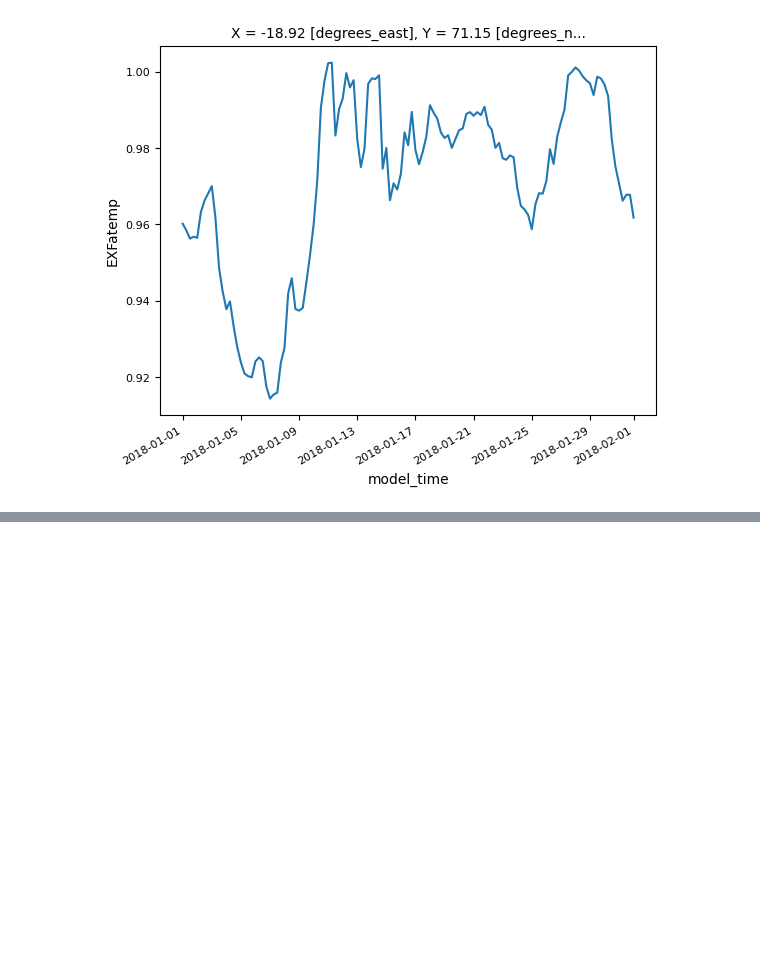
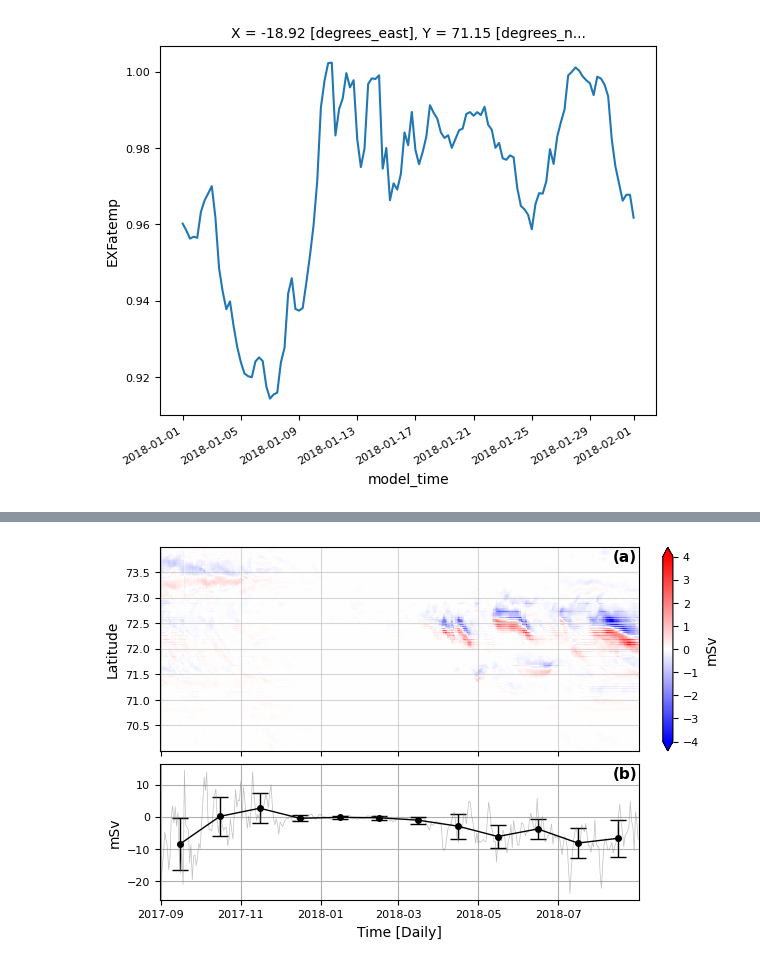
Before and after one commit to EirikKvamme/MScEirik, a Jupyter notebook: FW_budget/Full_FW_budget_76N.ipynb, the cells around one changed output, grey strips where cells are left out. Cells and saved outputs as stored; diff of their text form; code cells hidden in the pictures; blank space fills up the shorter version.

Commit message:
Investigated FWB of JMFZ, started on eddies.

```diff
--- a/FW_budget/Full_FW_budget_76N.ipynb
+++ b/FW_budget/Full_FW_budget_76N.ipynb
@@ -349,7 +339,7 @@ FW_input_mean = FW_input.mean(dim='time')
 # Define S_ref based on earlier computation (See Reference_salinity.ipynb)
 from FW import FWT
 ref_salinity = 34.81
-rewriteFWT = False # Defined to save time if previously run
+rewriteFWT = config_save_FWT # Defined to save time if previously run
 # %%
 if rewriteFWT:
     kogur_r = FWT(mooringDataset=mooring_kogur,ref_salinity=ref_salinity)
@@ -1204,0 +1197,14 @@ ATM_Temp_time.plot()
+# %%
+JMFZFWB = shelfExtended_r
+
+JMFZFWB_pos = []
+
+for grid in JMFZFWB.mooring.values:
+    try:
+        if 70 <= JMFZFWB.Yind.sel(mooring=grid)[0][0] <= 74:
+            JMFZFWB_pos.append(grid)
+    except:
+        print(grid)
+# %%
+JMFZFWB = JMFZFWB.sel(mooring=JMFZFWB_pos)
+JMFZFWB = -JMFZFWB.mean(dim='path').sel(Y=0).sel(X=0).sum(dim='Z')*1000 # Change sign to indicate import / export of the budget domain
@@ -1204,0 +1231,32 @@ ATM_Temp_time.plot()
+# %%
+fig, ax = plt.subplot_mosaic([['u'],['l']],
+    gridspec_kw={'height_ratios': [0.6,0.4]},
+    figsize=(6.2217,4),
+    sharex=True,
+    layout='constrained'
+)
+cmap = plt.get_cmap('bwr')
+
+mesh = ax['u'].pcolormesh(JMFZFWB.time, JMFZFWB.YC, JMFZFWB.transpose(),cmap=cmap,vmin=-4,vmax=4)
+cbar = fig.colorbar(mesh, extend='both')
+cbar.set_label('mSv')
+
+ax['u'].grid(alpha=0.5)
+ax['u'].set_ylabel('Latitude')
+ax['u'].annotate('(a)',xy=[JMFZFWB.time[-20],73.7],fontweight='bold')
+
+sum_time = JMFZFWB.sum(dim='mooring')
+std_month = sum_time.resample(time='ME').std()
+ax['l'].errorbar(err_Bud.time.values,sum_time.resample(time='ME').mean(),std_month,fmt='o-', color='black',markersize=4,linewidth=1, capsize=6)
+ax['l'].plot(sum_time.time,sum_time,color='grey',alpha=0.5,linewidth=0.5)
+ax['l'].grid()
+
+ax['l'].set_xlabel('Time [Daily]')
+ax['l'].set_ylabel('mSv')
+ax['l'].annotate('(b)',xy=[JMFZFWB.time[-20],12],fontweight='bold')
+
+fig.savefig(r'/nird/home/ekv036/MSc/Fig/JMFZ_FWB',dpi=300, facecolor='w', edgecolor='w',
+          orientation='landscape', format=None,
+          transparent=False, bbox_inches=None,pad_inches=0.25)
+# %% [output]
+[figure, added]
```
Also changed, not shown: parts of 13 cells of this notebook, 4 other files.
